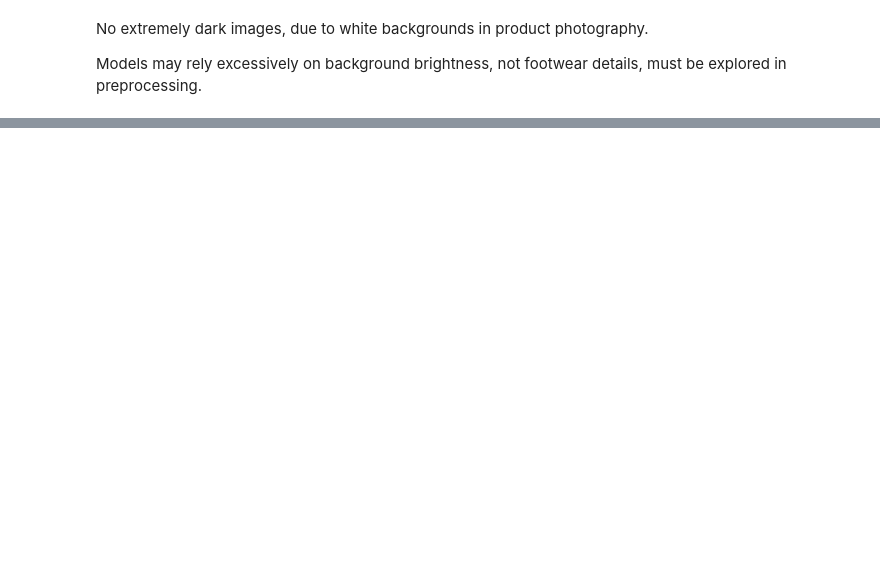
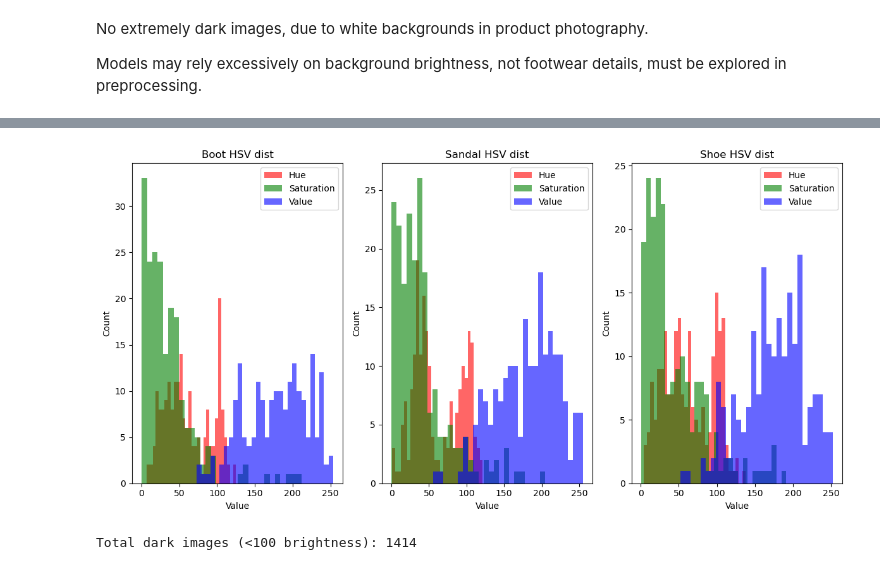
Before and after one commit to skyefung02/COMP90051_A2, a Jupyter notebook: EDA.ipynb, the cells around one changed output, grey strips where cells are left out. Drawn from its saved outputs; the diff is of its cells as text; code cells hidden in the pictures; blank space fills up the shorter version.

```diff
--- a/EDA.ipynb
+++ b/EDA.ipynb
@@ -212,0 +187,24 @@ def plot_dominant_colors(images, labels, categories, n_colors=5, sample_size=500
+# %%
+def load_footwear_dataset_for_DataB(path):
+    npz_file = os.path.join(path, 'train_B.npz')
+
+    if not os.path.isfile(npz_file):
+        raise FileNotFoundError(f"{npz_file} not found.")
+
+    print(f"Loading dataset from {npz_file}")
+    data = np.load(npz_file)
+
+    images = data['X']  # channel-first format (N, 3, H, W)
+    labels = data['y']
+
+    print(f"Loaded: {images.shape} {labels.shape}")
+
+    # Convert from (N, C, H, W) to (N, H, W, C)
+    if images.shape[1] == 3:
+        images = np.transpose(images, (0, 2, 3, 1))
+        print(f"Converted to channel-last format: {images.shape}")
+
+    # Use known label mapping order
+    categories = ['Boot', 'Sandal', 'Shoe']
+
+    return images, labels, categories
@@ -222,0 +226,8 @@ Boot: Mostly darker browns/greys with some beige, fairly monotone and muted.
+# %%
+plot_color_histograms(images, labels, categories, sample_per_class=200)
+# %% [output]
+[figure, added]
+# %%
+dark = check_image_quality(images, threshold_low=100)
+# %% [output]
+Total dark images (<100 brightness): 1414
```
Also changed, not shown: parts of 19 cells of this notebook.
